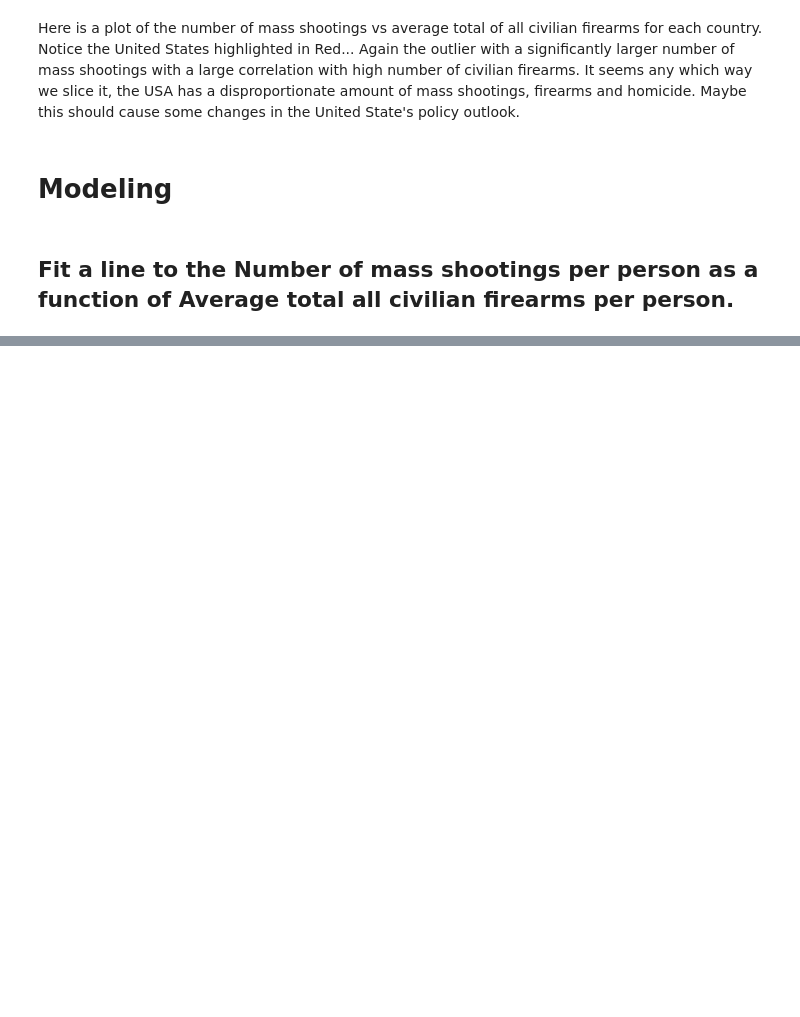
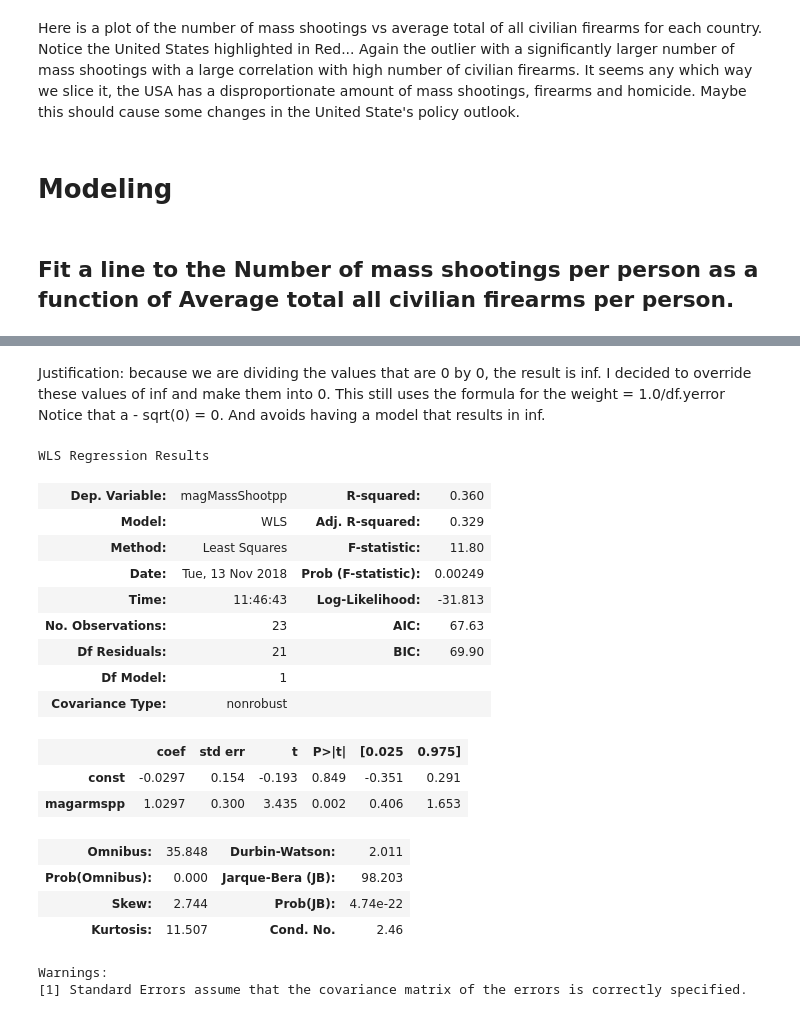
Before and after one commit to sarahJune1/PUI2018_sjs909, a Jupyter notebook: HW9_sjs909/Assignment3_sjs909.ipynb, the cells around one changed output, grey strips where cells are left out. Saved outputs shown, nothing was run; the diff lists cells and outputs as text; code cells hidden in the pictures; blank space fills up the shorter version.

```diff
--- a/HW9_sjs909/Assignment3_sjs909.ipynb
+++ b/HW9_sjs909/Assignment3_sjs909.ipynb
@@ -489,0 +507,25 @@ Warnings:
+# %% [markdown]
+Justification: because we are dividing the values that are 0 by 0, the result is inf. I decided to override these values of inf and make them into 0. This still uses the formula for the weight = 1.0/df.yerror Notice that a - sqrt(0) = 0. And avoids having a model that results in inf.
+# %%
+wmfit= sm.WLS(gunControl['magMassShootpp'], sm.add_constant(gunControl['magarmspp']),weights = infRemover(weights(gunControl['magarmspp']))).fit()
+wmfit.summary()
+# %% [output]
+WLS Regression Results
+| Dep. Variable: | magMassShootpp | R-squared: | 0.360 |
+| Model: | WLS | Adj. R-squared: | 0.329 |
+| Method: | Least Squares | F-statistic: | 11.80 |
+| Date: | Tue, 13 Nov 2018 | Prob (F-statistic): | 0.00249 |
+| Time: | 11:46:43 | Log-Likelihood: | -31.813 |
+| No. Observations: | 23 | AIC: | 67.63 |
+| Df Residuals: | 21 | BIC: | 69.90 |
+| Df Model: | 1 |  |  |
+| Covariance Type: | nonrobust |  |  |
+|  | coef | std err | t | P>|t| | [0.025 | 0.975] |
+| const | -0.0297 | 0.154 | -0.193 | 0.849 | -0.351 | 0.291 |
+| magarmspp | 1.0297 | 0.300 | 3.435 | 0.002 | 0.406 | 1.653 |
+| Omnibus: | 35.848 | Durbin-Watson: | 2.011 |
+| Prob(Omnibus): | 0.000 | Jarque-Bera (JB): | 98.203 |
+| Skew: | 2.744 | Prob(JB): | 4.74e-22 |
+| Kurtosis: | 11.507 | Cond. No. | 2.46 |
+Warnings:
+[1] Standard Errors assume that the covariance matrix of the errors is correctly specified.
```
Also changed, not shown: parts of 12 cells of this notebook.
